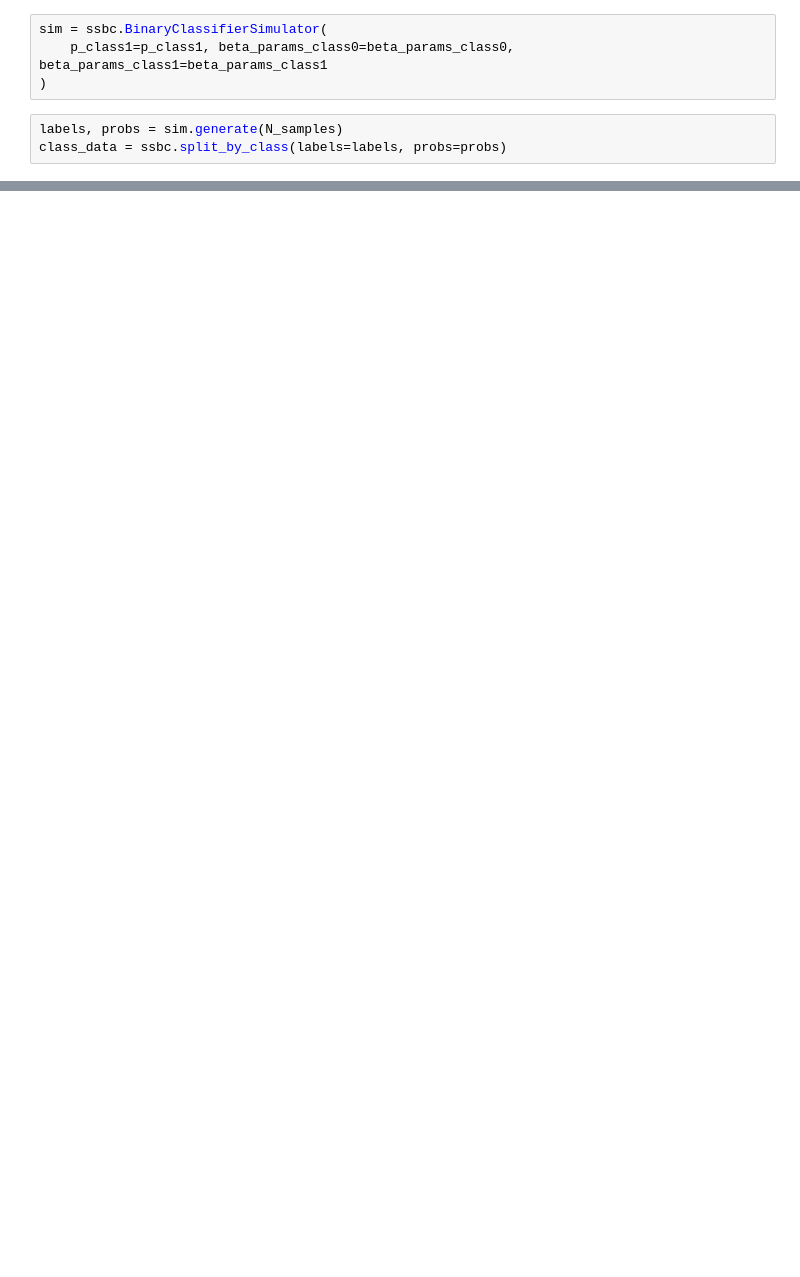
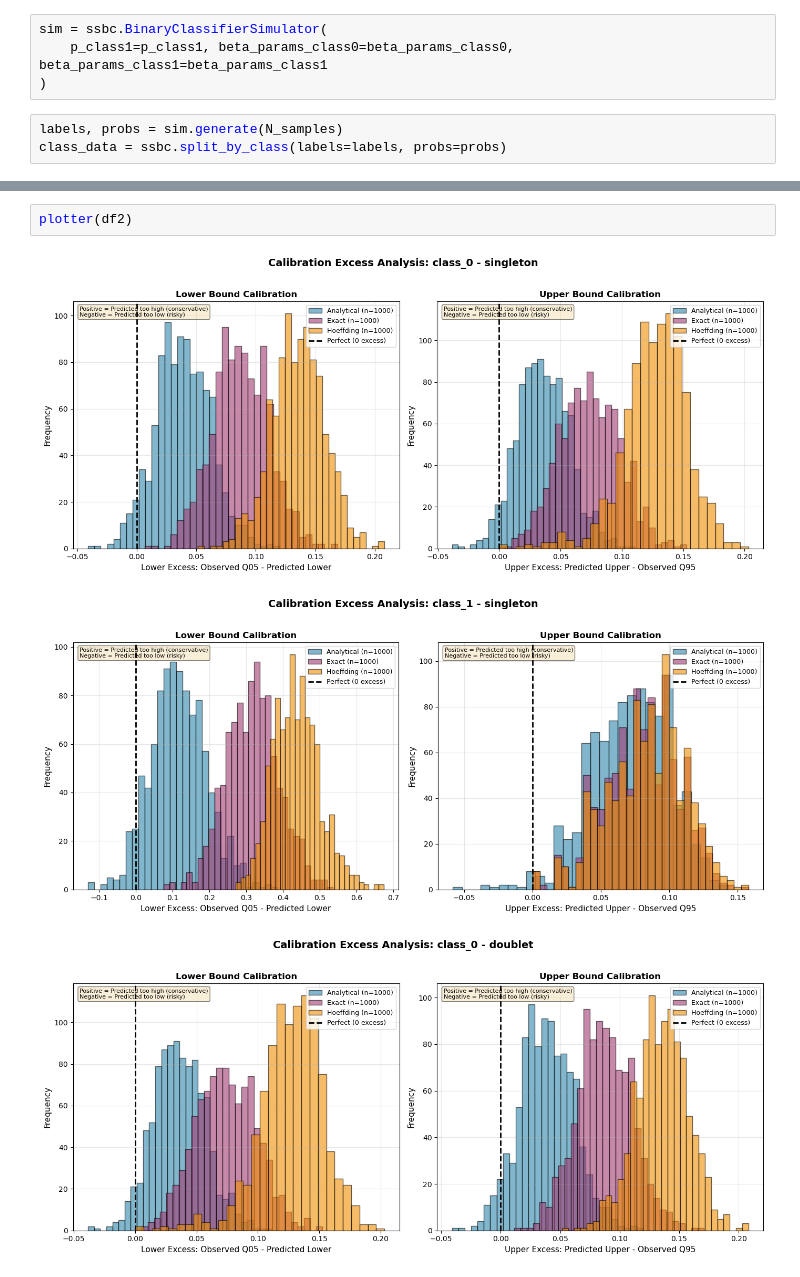
Before and after one commit to phzwart/ssbc, a Jupyter notebook: examples/operational_guarantees_2.ipynb, the cells around one changed output, grey strips where cells are left out. Cells and saved outputs as stored; diff of their text form; blank space fills up the shorter version.

```diff
--- a/examples/operational_guarantees_2.ipynb
+++ b/examples/operational_guarantees_2.ipynb
@@ -234,0 +216,6 @@ plot_calibration_excess(df_m_single_e, scope='marginal', metric='singleton_error
+# %%
+plotter(df2)
+# %% [output]
+[figure, added]
+[figure, added]
+[figure, added]
```
Also changed, not shown: parts of 14 cells of this notebook, 2 other files.
